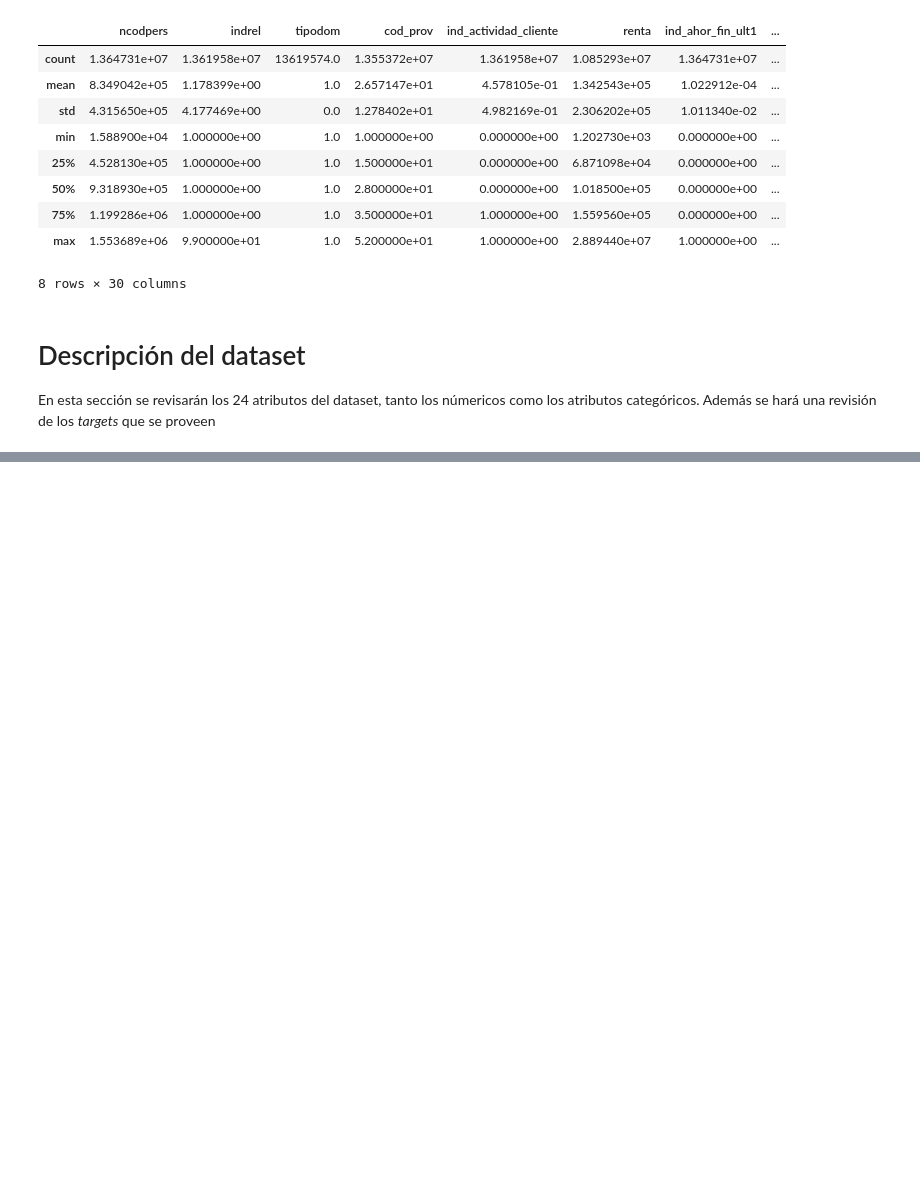
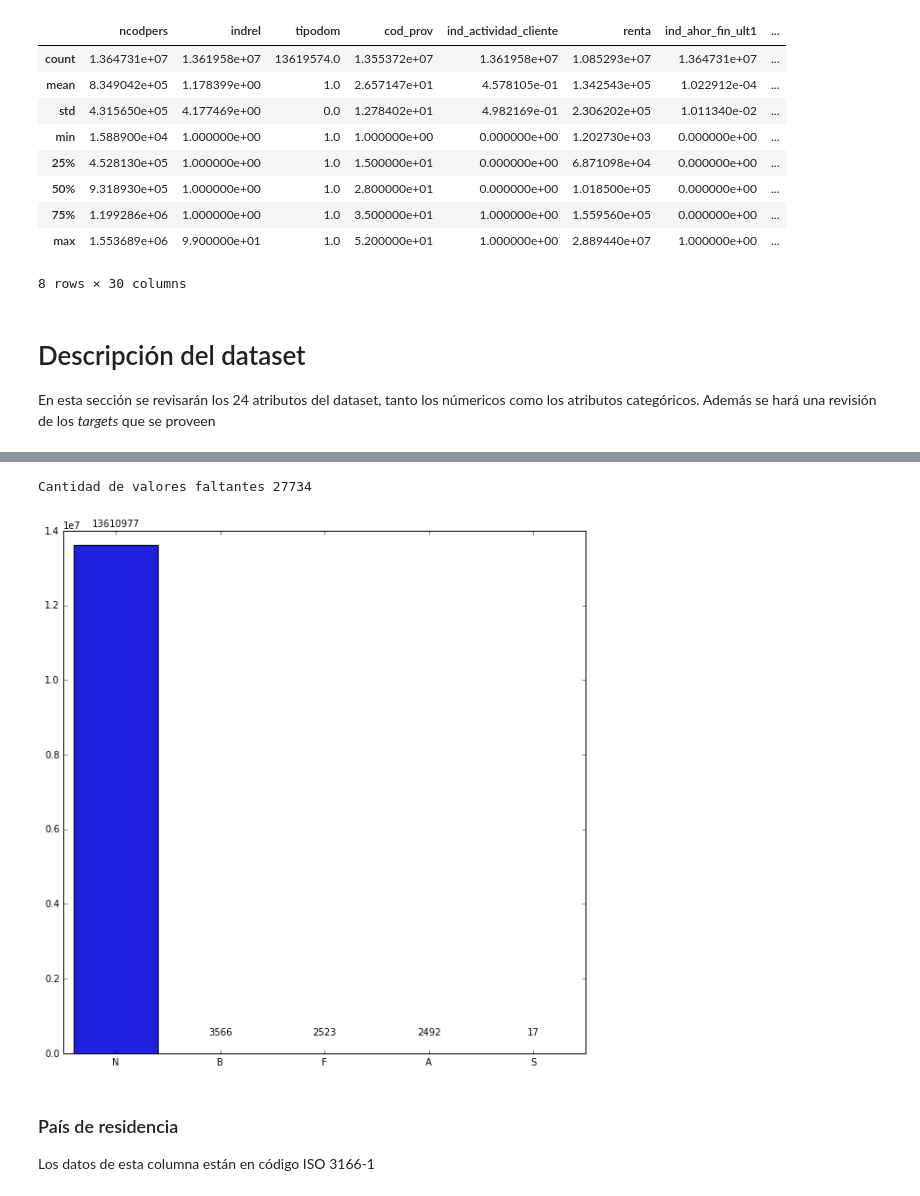
Before and after one commit to sergioml/degree_project, a Jupyter notebook: data_exploration.ipynb, the cells around one changed output, grey strips where cells are left out. Cells and saved outputs as stored; diff of their text form; code cells hidden in the pictures; blank space fills up the shorter version.

```diff
--- a/data_exploration.ipynb
+++ b/data_exploration.ipynb
@@ -59,0 +104,17 @@ En esta sección se revisarán los 24 atributos del dataset, tanto los númerico
+# %%
+print('Cantidad de valores faltantes', np.sum(df.ind_empleado.isnull().values))
+# %% [output]
+Cantidad de valores faltantes 27734
+# %%
+ind_empleado_vals = df.ind_empleado.value_counts().values
+ind_empleado_cols = df.ind_empleado.value_counts().index
+# %%
+plt.figure(figsize=(10, 10))
+graph = sns.barplot(ind_empleado_cols, ind_empleado_vals)
+for i, val in enumerate(ind_empleado_vals):
+    graph.text(i, val + 500000, val, ha='center')
+# %% [output]
+[figure, added]
+# %% [markdown]
+### País de residencia
+Los datos de esta columna están en código ISO 3166-1
```
Also changed, not shown: parts of 20 cells of this notebook, 1 other file.
